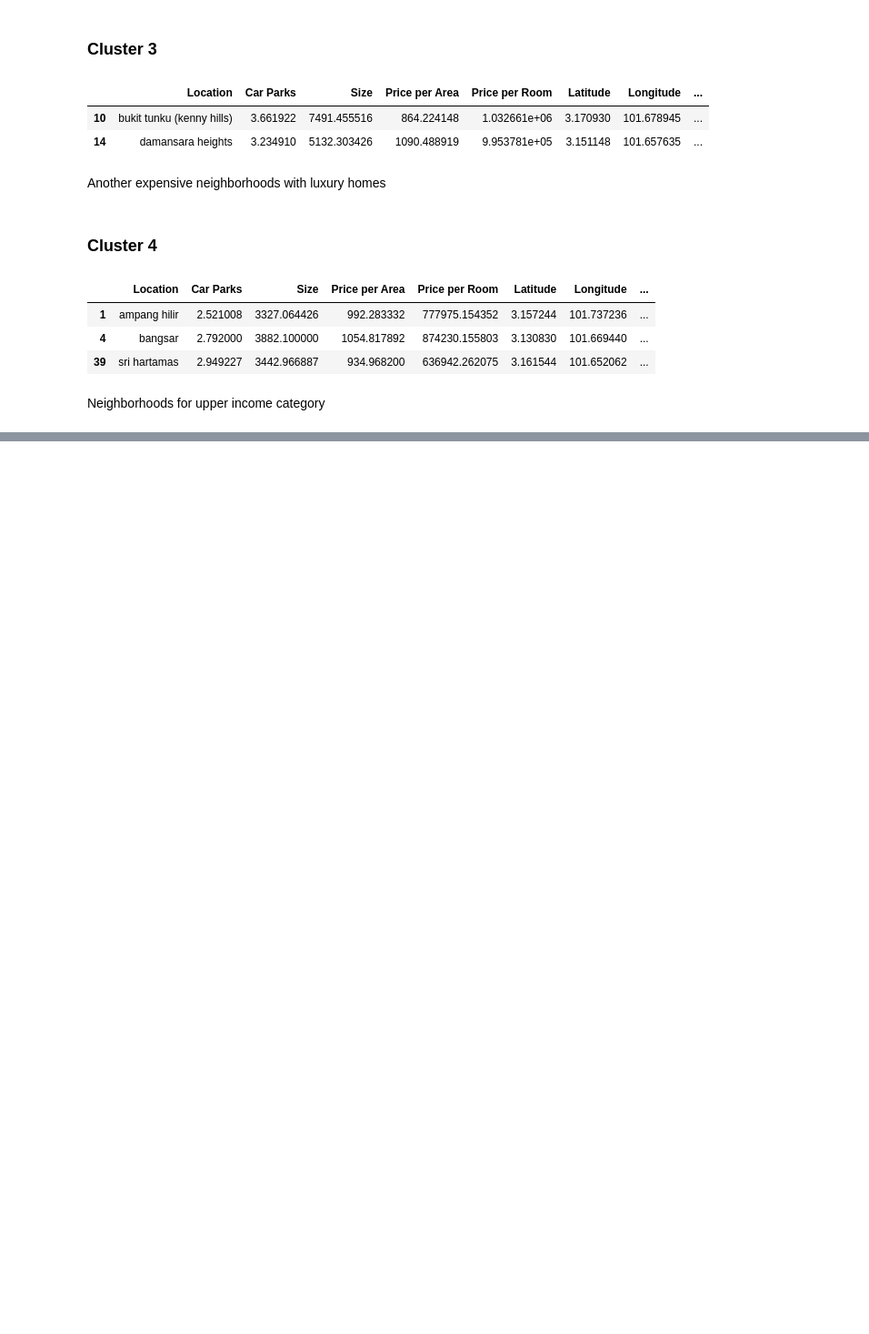
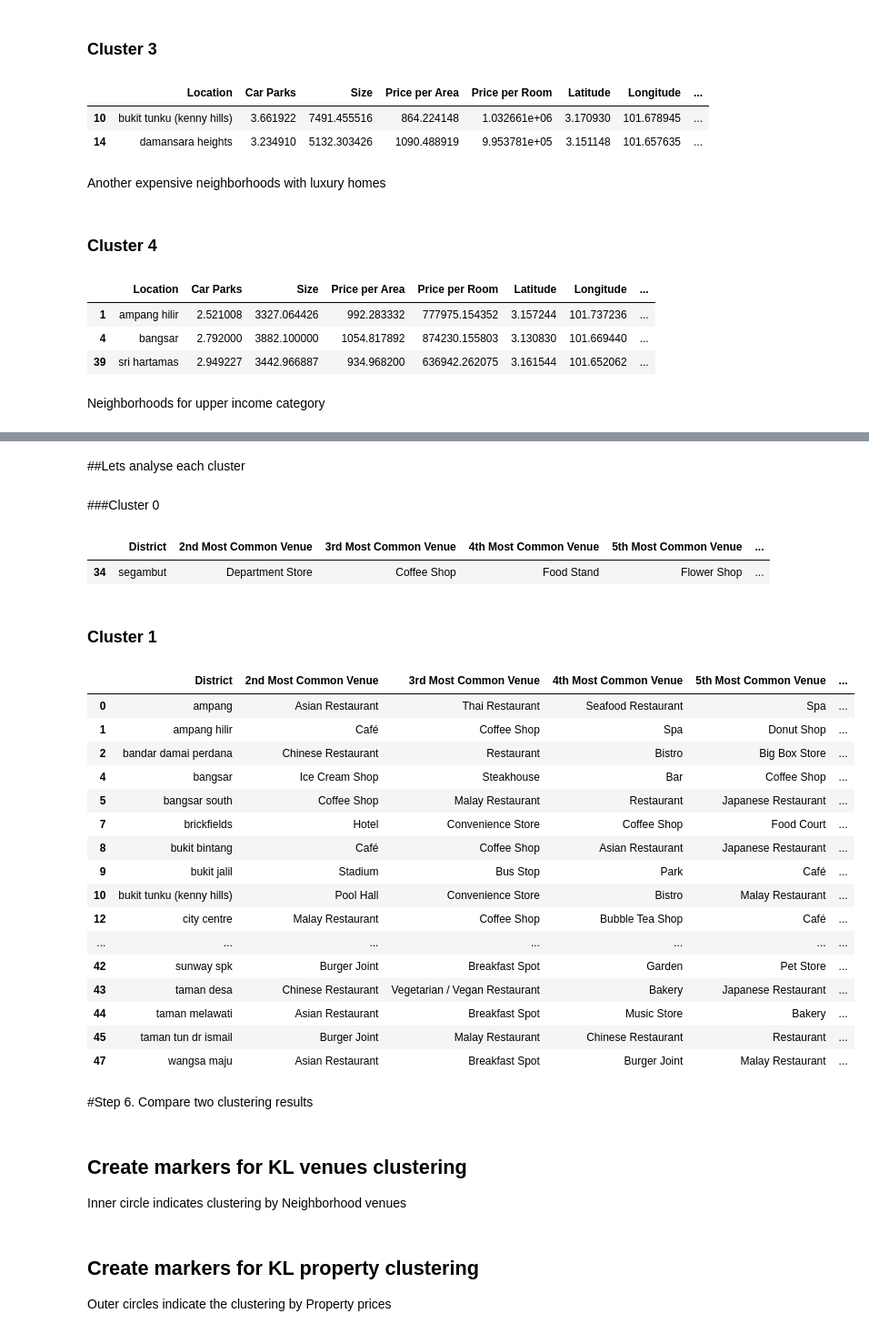
Before and after one commit to anvarnarz/ML-clustering-kl-properties-vs-venues, a Jupyter notebook: main.ipynb, the cells around one changed output, grey strips where cells are left out. Shown at 91% size. Saved outputs shown, nothing was run; the diff lists cells and outputs as text; code cells hidden in the pictures; blank space fills up the shorter version.

```diff
--- a/main.ipynb
+++ b/main.ipynb
@@ -449,0 +656,21 @@ Neighborhoods for upper income category
+# %%
+num_top_venues = 10
+
+indicators = ['st', 'nd', 'rd']
+
+# create columns according to number of top venues
+columns = ['Neighborhood']
+for ind in np.arange(num_top_venues):
+    try:
+        columns.append('{}{} Most Common Venue'.format(ind+1, indicators[ind]))
+    except:
+        columns.append('{}th Most Common Venue'.format(ind+1))
+
+# create a new dataframe
+neighborhoods_venues_sorted = pd.DataFrame(columns=columns)
+neighborhoods_venues_sorted['Neighborhood'] = kl_venues_grouped['Neighborhood']
+
+for ind in np.arange(kl_venues_grouped.shape[0]):
+    neighborhoods_venues_sorted.iloc[ind, 1:] = return_most_common_venues(kl_venues_grouped.iloc[ind, :], num_top_venues)
+
+neighborhoods_venues_sorted.head()
@@ -449,0 +686,8 @@ Neighborhoods for upper income category
+# %%
+kl_venues_grouped_clustering = kl_venues_grouped.drop('Neighborhood', 1)
+
+# run k-means clustering
+kmeans = KMeans(n_clusters=kclusters, random_state=0).fit(kl_venues_grouped_clustering)
+
+# check cluster labels generated for each row in the dataframe
+kmeans.labels_
@@ -449,0 +700,10 @@ Neighborhoods for upper income category
+# %%
+# add clustering labels
+neighborhoods_venues_sorted.insert(0, 'Cluster Labels', kmeans.labels_)
+
+kl_venues_merged = df_districts
+
+# merge toronto_grouped with toronto_data to add latitude/longitude for each neighborhood
+kl_venues_merged = kl_venues_merged.join(neighborhoods_venues_sorted.set_index('Neighborhood'), on='District')
+
+kl_venues_merged.head() # check the last columns!
@@ -449,0 +745,36 @@ Neighborhoods for upper income category
+# %% [markdown]
+##Lets analyse each cluster
+# %% [markdown]
+###Cluster 0
+# %%
+kl_venues_merged.loc[kl_venues_merged['Cluster Labels'] == 0, kl_venues_merged.columns[[0] + list(range(5, kl_venues_merged.shape[1]))]]
+# %% [output]
+|  | District | 2nd Most Common Venue | 3rd Most Common Venue | 4th Most Common Venue | 5th Most Common Venue | ... |
+| 34 | segambut | Department Store | Coffee Shop | Food Stand | Flower Shop | ... |
+# %% [markdown]
+### Cluster 1
+# %%
+kl_venues_merged.loc[kl_venues_merged['Cluster Labels'] == 1, kl_venues_merged.columns[[0] + list(range(5, kl_venues_merged.shape[1]))]]
+# %% [output]
+|  | District | 2nd Most Common Venue | 3rd Most Common Venue | 4th Most Common Venue | 5th Most Common Venue | ... |
+| 0 | ampang | Asian Restaurant | Thai Restaurant | Seafood Restaurant | Spa | ... |
+| 1 | ampang hilir | Café | Coffee Shop | Spa | Donut Shop | ... |
+| 2 | bandar damai perdana | Chinese Restaurant | Restaurant | Bistro | Big Box Store | ... |
+| 4 | bangsar | Ice Cream Shop | Steakhouse | Bar | Coffee Shop | ... |
+| 5 | bangsar south | Coffee Shop | Malay Restaurant | Restaurant | Japanese Restaurant | ... |
+| 7 | brickfields | Hotel | Convenience Store | Coffee Shop | Food Court | ... |
+| 8 | bukit bintang | Café | Coffee Shop | Asian Restaurant | Japanese Restaurant | ... |
+| 9 | bukit jalil | Stadium | Bus Stop | Park | Café | ... |
+| 10 | bukit tunku (kenny hills) | Pool Hall | Convenience Store | Bistro | Malay Restaurant | ... |
+| 12 | city centre | Malay Restaurant | Coffee Shop | Bubble Tea Shop | Café | ... |
+| ... | ... | ... | ... | ... | ... | ... |
+| 42 | sunway spk | Burger Joint | Breakfast Spot | Garden | Pet Store | ... |
+| 43 | taman desa | Chinese Restaurant | Vegetarian / Vegan Restaurant | Bakery | Japanese Restaurant | ... |
+| 44 | taman melawati | Asian Restaurant | Breakfast Spot | Music Store | Bakery | ... |
+| 45 | taman tun dr ismail | Burger Joint | Malay Restaurant | Chinese Restaurant | Restaurant | ... |
+| 47 | wangsa maju | Asian Restaurant | Breakfast Spot | Burger Joint | Malay Restaurant | ... |
+# %% [markdown]
+#Step 6. Compare two clustering results
+# %% [markdown]
+## Create markers for KL venues clustering
+Inner circle indicates clustering by Neighborhood venues
@@ -449,0 +803,3 @@ Neighborhoods for upper income category
+# %% [markdown]
+## Create markers for KL property clustering
+Outer circles indicate the clustering by Property prices
```
Also changed, not shown: parts of 33 cells of this notebook.
